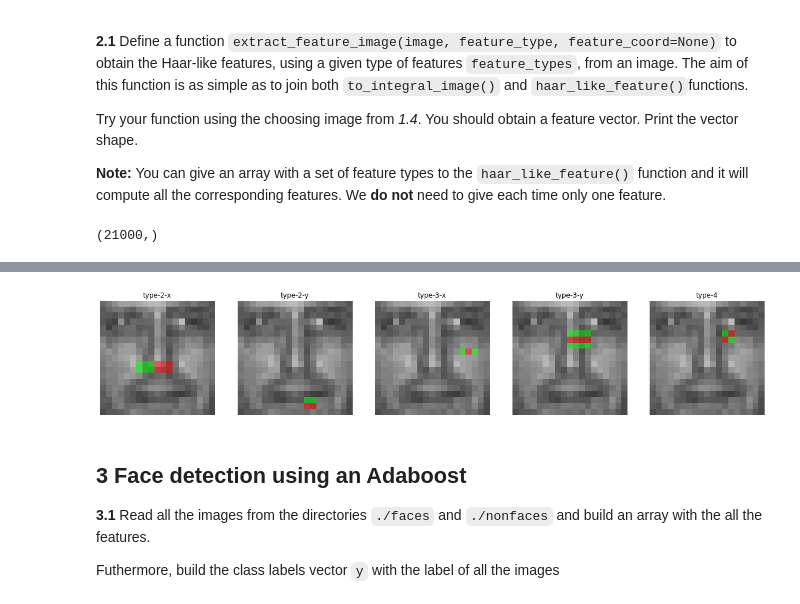
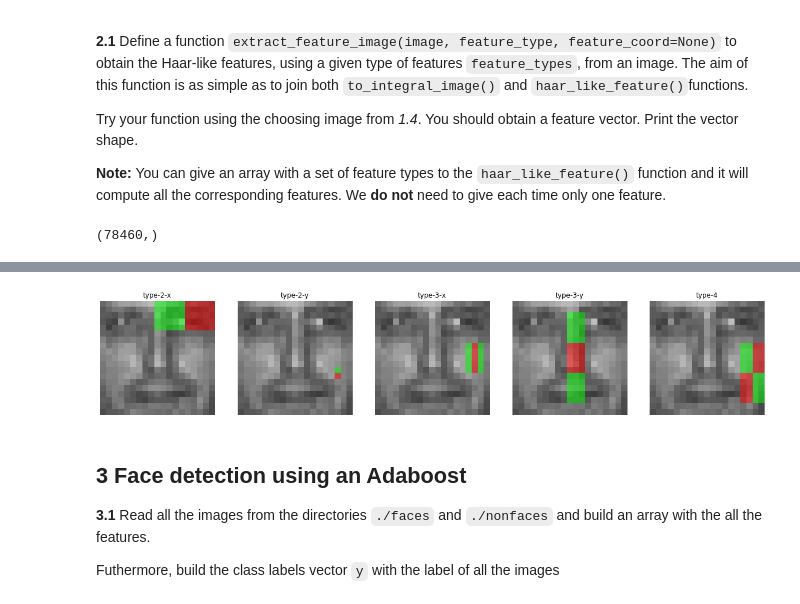
Before and after one commit to mates-info/artificial-vision, a Jupyter notebook: p6/P6_AntonioTigri_AndreuVall/P6_2022_23.ipynb, the cells around one changed output, grey strips where cells are left out. Saved outputs shown, nothing was run; the diff lists cells and outputs as text; code cells hidden in the pictures.

```diff
--- a/p6/P6_AntonioTigri_AndreuVall/P6_2022_23.ipynb
+++ b/p6/P6_AntonioTigri_AndreuVall/P6_2022_23.ipynb
@@ -193,14 +204,23 @@ from skimage.feature import haar_like_feature
 
 feature_types = ['type-2-x', 'type-2-y', 'type-3-x', 'type-3-y', 'type-4']
 
-# We need to fix the number of Haar features???
+'''
+We just have to call the haar_life_feature() function with the following values:
+- The integral image of the image that we give as parameter
+- The starting row and column values 0 & 0
+- The width and height corresponding to those of the integral image
+- The array (or single value) of feature types
+- And the specified feature_coord (according to the documentation,
+  the array of coordinates to be extracted)
+'''
+
 def extract_feature_image(image, feature_type, feature_coord=None):
     return haar_like_feature(to_integral_image(image), 0, 0, image.shape[0]+1, image.shape[1]+1, feature_type, feature_coord=feature_coord)
 
-my_features = extract_feature_image(face, feature_types[0])
+my_features = extract_feature_image(face, feature_types)
 print(my_features.shape)
 # %% [output]
-(21000,)
+(78460,)
 # %% [markdown]
 **2.2** Plot a Haar-like feature on an image:
 
@@ -217,20 +237,33 @@ Define a function ``plotFeatures``  to visualize Haar-like features on an images
 <img src="notebook_images/image1.png">
 # %%
 from skimage.feature import haar_like_feature_coord, draw_haar_like_feature
+
+'''
+For each feature type, we call the functions haar_life_feature_coords and
+draw_haar_life_feature. The first one computes the coordinates of haar-like
+features. We give it the width and height of the image and the array of
+feature types. The second one visualizes the haar-like feature, from the
+output, we can deduce that it paints the image region corresponding to the
+haar-like feature using the previously computed coordinates in the former
+function. For this function we have to provide the image, r, c, width and height
+same way that in the haar_life_feature function but we also need to provide the
+coordinates, as mentioned previously. We used a random value for the coordinates
+to display a sample of the features.
+'''
 
 def plotFeatures(image, feature_types):
     fig, axs = plt.subplots(ncols=len(feature_types), figsize=(21, 5))
     for i, feature_type in enumerate(feature_types):
         coords, _ = haar_like_feature_coord(width=image.shape[0], height=image.shape[1], feature_type=feature_type)
         image_feature = draw_haar_like_feature(image, 0, 0, image.shape[0], image.shape[1], [coords[np.random.randint(len(coords))]])
         axs[i].imshow(image_feature)
         axs[i].set_title(feature_type)
         axs[i].axis('off')
     plt.show()
 
 plotFeatures(face, feature_types)
 # %% [output]
-[figure, old version]
+[figure, new version]
 # %% [markdown]
 ## 3 Face detection using an Adaboost
 
```
Also changed, not shown: parts of 38 cells of this notebook.
